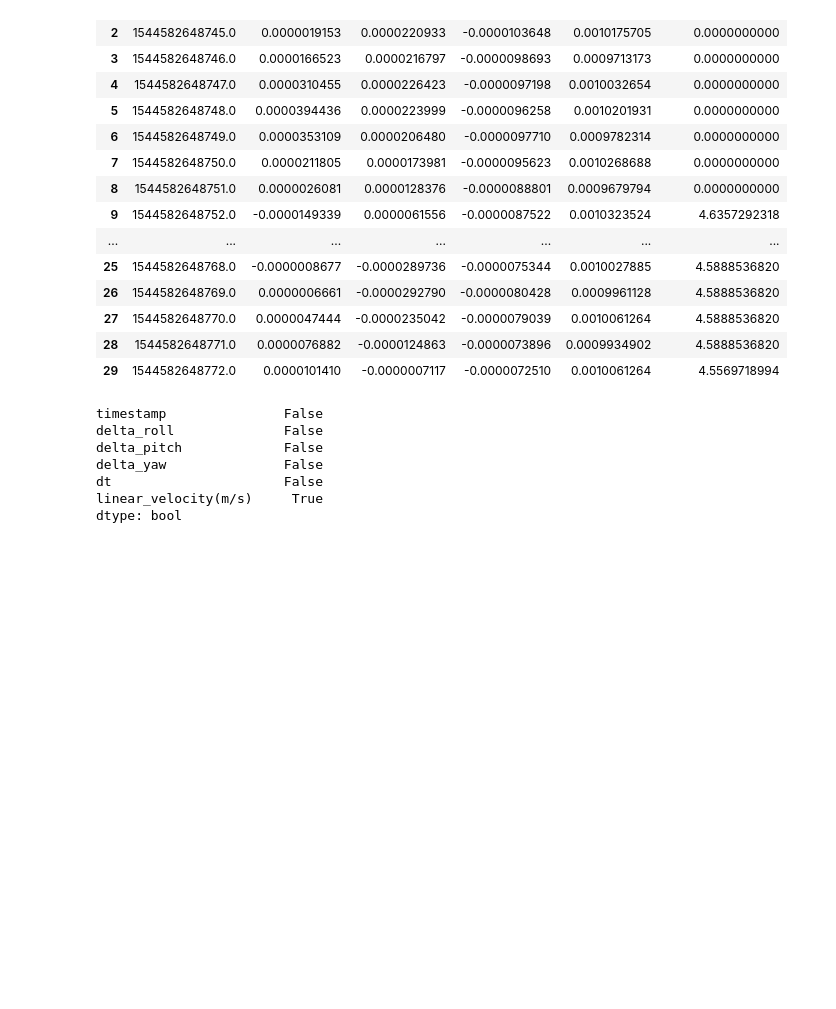
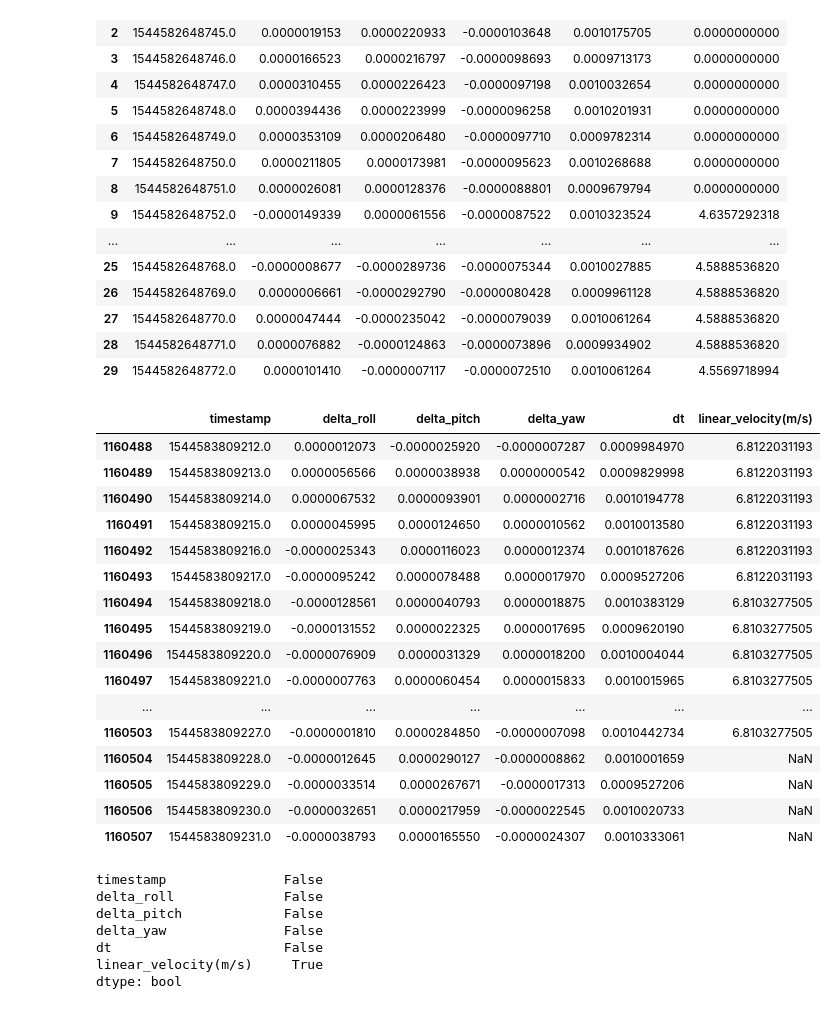
Before and after one commit to yifanwu2828/Particle-Filter-SLAM, a Jupyter notebook: code/data/exploreData.ipynb, the cells around one changed output. Drawn from its saved outputs; the diff is of its cells as text; code cells hidden in the pictures; blank space fills up the shorter version.

```diff
--- a/code/data/exploreData.ipynb
+++ b/code/data/exploreData.ipynb
@@ -335,7 +335,25 @@ mergedf_fog_encoder_left.head(30)
 | 28 | 1544582648771.0 | 0.0000076882 | -0.0000124863 | -0.0000073896 | 0.0009934902 | 4.5888536820 |
 | 29 | 1544582648772.0 | 0.0000101410 | -0.0000007117 | -0.0000072510 | 0.0010061264 | 4.5569718994 |
 # %%
-# mergedf_fog_encoder_left.tail(20)
+mergedf_fog_encoder_left.tail(20)
+# %% [output]
+|  | timestamp | delta_roll | delta_pitch | delta_yaw | dt | linear_velocity(m/s) |
+| 1160488 | 1544583809212.0 | 0.0000012073 | -0.0000025920 | -0.0000007287 | 0.0009984970 | 6.8122031193 |
+| 1160489 | 1544583809213.0 | 0.0000056566 | 0.0000038938 | 0.0000000542 | 0.0009829998 | 6.8122031193 |
+| 1160490 | 1544583809214.0 | 0.0000067532 | 0.0000093901 | 0.0000002716 | 0.0010194778 | 6.8122031193 |
+| 1160491 | 1544583809215.0 | 0.0000045995 | 0.0000124650 | 0.0000010562 | 0.0010013580 | 6.8122031193 |
+| 1160492 | 1544583809216.0 | -0.0000025343 | 0.0000116023 | 0.0000012374 | 0.0010187626 | 6.8122031193 |
+| 1160493 | 1544583809217.0 | -0.0000095242 | 0.0000078488 | 0.0000017970 | 0.0009527206 | 6.8122031193 |
+| 1160494 | 1544583809218.0 | -0.0000128561 | 0.0000040793 | 0.0000018875 | 0.0010383129 | 6.8103277505 |
+| 1160495 | 1544583809219.0 | -0.0000131552 | 0.0000022325 | 0.0000017695 | 0.0009620190 | 6.8103277505 |
+| 1160496 | 1544583809220.0 | -0.0000076909 | 0.0000031329 | 0.0000018200 | 0.0010004044 | 6.8103277505 |
+| 1160497 | 1544583809221.0 | -0.0000007763 | 0.0000060454 | 0.0000015833 | 0.0010015965 | 6.8103277505 |
+| ... | ... | ... | ... | ... | ... | ... |
+| 1160503 | 1544583809227.0 | -0.0000001810 | 0.0000284850 | -0.0000007098 | 0.0010442734 | 6.8103277505 |
+| 1160504 | 1544583809228.0 | -0.0000012645 | 0.0000290127 | -0.0000008862 | 0.0010001659 | NaN |
+| 1160505 | 1544583809229.0 | -0.0000033514 | 0.0000267671 | -0.0000017313 | 0.0009527206 | NaN |
+| 1160506 | 1544583809230.0 | -0.0000032651 | 0.0000217959 | -0.0000022545 | 0.0010020733 | NaN |
+| 1160507 | 1544583809231.0 | -0.0000038793 | 0.0000165550 | -0.0000024307 | 0.0010333061 | NaN |
 # %%
 mergedf_fog_encoder_left.isnull().any()
 # %% [output]
```
Also changed, not shown: parts of 7 cells of this notebook.
